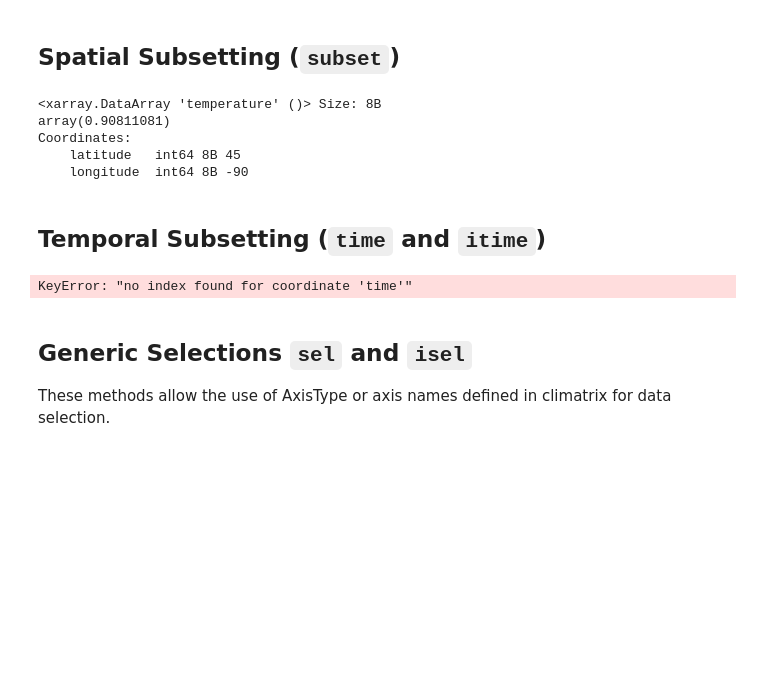
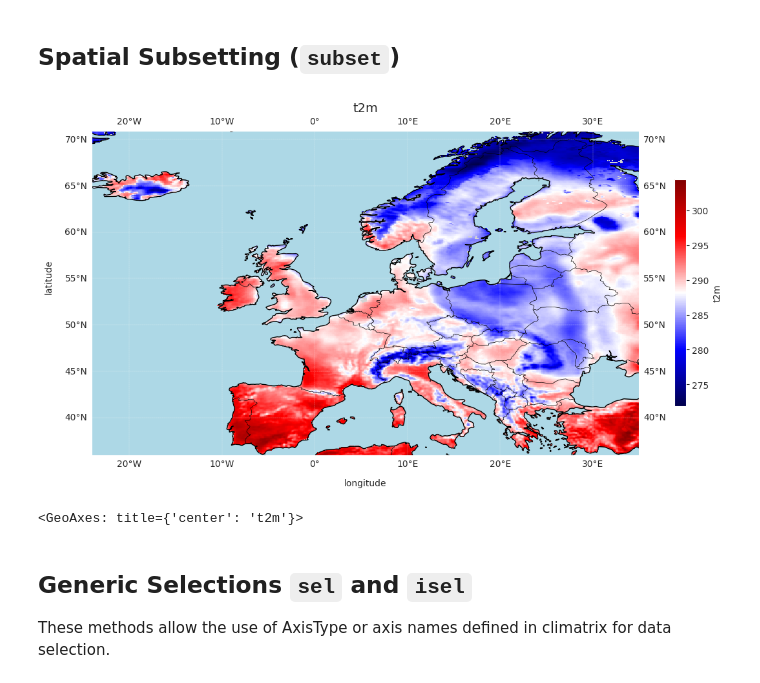
Before and after one commit to jamesWalczak/climatrix, a Jupyter notebook: examples/lat_lon.ipynb, the cells around one changed output. Saved outputs shown, nothing was run; the diff lists cells and outputs as text; code cells hidden in the pictures; blank space fills up the shorter version.

Commit message:
Update examples

```diff
--- a/examples/lat_lon.ipynb
+++ b/examples/lat_lon.ipynb
@@ -56,40 +36,14 @@ Converted to signed longitude convention::
 # %% [markdown]
 ## Spatial Subsetting (`subset`)
 # %%
-cm_data_for_subset = cm_dset
+cm_data_for_subset = dset
 subset_result = cm_data_for_subset.subset(
-    north=60, south=10, west=-100, east=-50
-)
+    north=71, south=36, west=-24, east=35)
 
-print(subset_result.da)
+subset_result.plot()
 # %% [output]
+[figure, added]
-<xarray.DataArray 'temperature' ()> Size: 8B
-array(0.90811081)
-Coordinates:
-    latitude   int64 8B 45
-    longitude  int64 8B -90
+<GeoAxes: title={'center': 't2m'}>
-# %% [markdown]
-## Temporal Subsetting (`time` and `itime`)
-# %%
-cm_temporal = cm_dset
-
-# TODO it will work only for dynamic datasets move it to dynamic examples
-selected_time_dt = cm_temporal.time(datetime(2000, 1, 1))
-print(selected_time_dt.da.time.values)
-
-selected_time_slice = cm_temporal.time(slice("2000-01-01", "2000-01-03"))
-print(selected_time_slice.da.time.values)
-
-selected_time_list = cm_temporal.time([pd.Timestamp("2000-01-01"), pd.Timestamp("2000-01-04")])
-print(selected_time_list.da.time.values)
-
-selected_itime_single = cm_temporal.itime(0)
-print(selected_itime_single.da.time.values)
-
-selected_itime_slice = cm_temporal.itime(slice(1, 3))
-print(selected_itime_slice.da.time.values)
-# %% [output]
-KeyError: "no index found for coordinate 'time'"
 # %% [markdown]
 ## Generic Selections `sel` and `isel`
 These methods allow the use of AxisType or axis names defined in climatrix for data selection.
```
Also changed, not shown: parts of 4 cells of this notebook, 2 other files.
